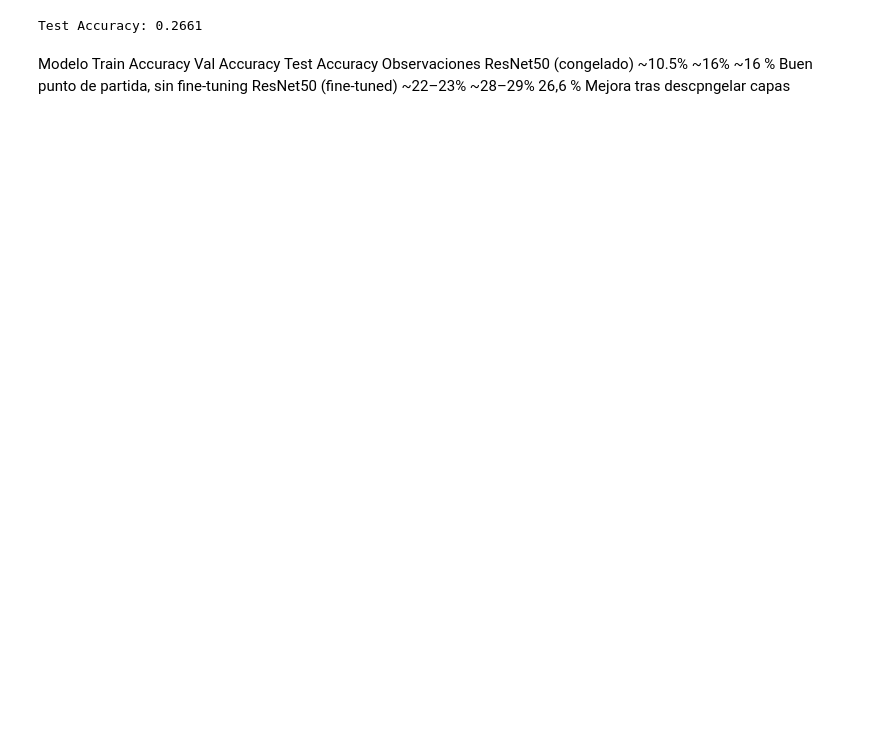
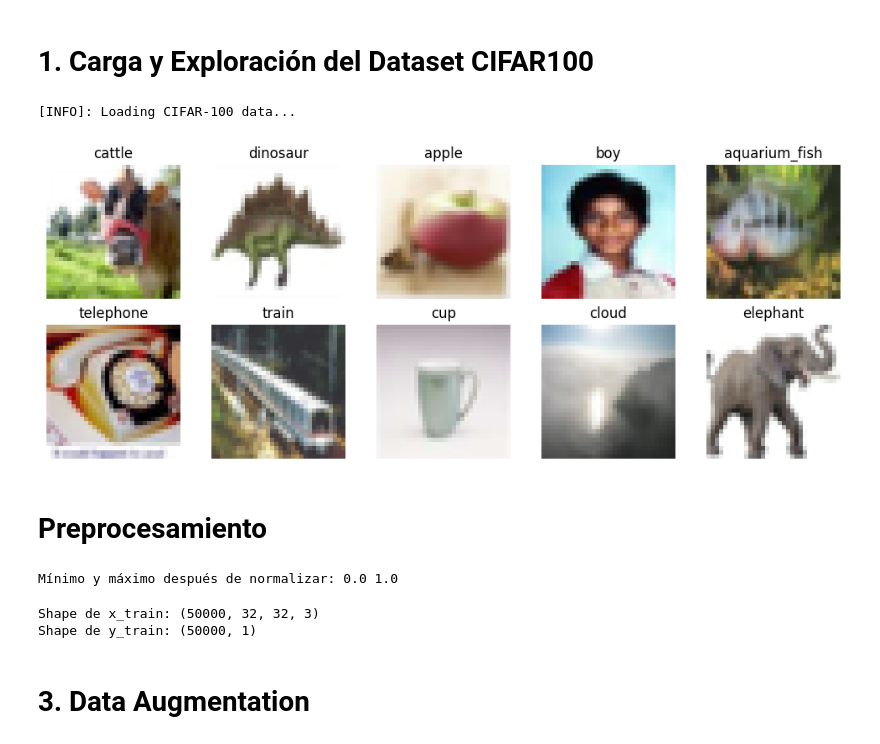
Before and after one commit to lcoronelh/CIFAR100, a Jupyter notebook: CIFAR100.ipynb, the cells around one changed output. Saved outputs shown, nothing was run; the diff lists cells and outputs as text; code cells hidden in the pictures; blank space fills up the shorter version.

```diff
--- a/CIFAR100.ipynb
+++ b/CIFAR100.ipynb
@@ -16,2 +0,0 @@ from tensorflow.keras.callbacks import EarlyStopping, ReduceLROnPlateau
-# %%
-(x_train, y_train), (x_test, y_test) = cifar100.load_data()
@@ -39,8 +0,0 @@ class_names = [
-# %%
-plt.figure(figsize=(10, 6))
-for i in range(10):
-    plt.subplot(2, 5, i + 1)
-    plt.imshow(x_train[i])
-    plt.title(class_names[int(y_train[i])])
-    plt.axis('off')
-plt.tight_layout()
@@ -412,8 +0,0 @@ print(f"🧮 Test Loss: {test_loss:.4f}")
-# %%
-print(f"Test Accuracy: {test_accuracy:.4f}")
-# %% [output]
-Test Accuracy: 0.2661
-# %% [markdown]
-Modelo	            Train Accuracy	Val Accuracy	Test Accuracy	      Observaciones
-ResNet50 (congelado)	~10.5%	       ~16%	            ~16 %	       Buen punto de partida, sin fine-tuning
-ResNet50 (fine-tuned)	~22–23%	     ~28–29%	        26,6 %	       Mejora tras descpngelar capas
@@ -419,0 +13,24 @@ ResNet50 (fine-tuned)	~22–23%	     ~28–29%	        26,6 %	       Mejora tras
+# %% [markdown]
+#  1. Carga y Exploración del Dataset CIFAR100
+# %%
+# Carga de datos
+print("[INFO]: Loading CIFAR-100 data...")
+((x_train, y_train), (x_test, y_test)) = cifar100.load_data()
+
+# CIFAR100 labelnames
+labelNames = ['apple', 'aquarium_fish', 'baby', 'bear', 'beaver', 'bed', 'bee', 'beetle', 'bicycle', 'bottle', 'bowl', 'boy', 'bridge', 'bus', 'butterfly', 'camel', 'can', 'castle', 'caterpillar', 'cattle', 'chair', 'chimpanzee', 'clock', 'cloud', 'cockroach', 'couch', 'crab', 'crocodile', 'cup', 'dinosaur', 'dolphin', 'elephant', 'flatfish', 'forest', 'fox', 'girl', 'hamster', 'house', 'kangaroo', 'keyboard', 'lamp', 'lawn_mower', 'leopard', 'lion', 'lizard', 'lobster', 'man', 'maple_tree', 'motorcycle', 'mountain', 'mouse', 'mushroom', 'oak_tree', 'orange', 'orchid', 'otter', 'palm_tree', 'pear', 'pickup_truck', 'pine_tree', 'plain', 'plate', 'poppy', 'porcupine', 'possum', 'rabbit', 'raccoon', 'ray', 'road', 'rocket', 'rose', 'sea', 'seal', 'shark', 'shrew', 'skunk', 'skyscraper', 'snail', 'snake', 'spider', 'squirrel', 'streetcar', 'sunflower', 'sweet_pepper', 'table', 'tank', 'telephone', 'television', 'tiger', 'tractor', 'train', 'trout', 'tulip', 'turtle', 'wardrobe', 'whale', 'willow_tree', 'wolf', 'woman', 'worm']
+# %% [output]
+[INFO]: Loading CIFAR-100 data...
+# %%
+plt.figure(figsize=(10, 4))
+for i in range(10):
+    plt.subplot(2, 5, i+1)
+    plt.imshow(x_train[i])
+    plt.title(labelNames[y_train[i][0]])
+    plt.axis('off')
+plt.tight_layout()
+plt.show()
+# %% [output]
+[figure, added]
+# %% [markdown]
+# Preprocesamiento
@@ -419,0 +41,5 @@ ResNet50 (fine-tuned)	~22–23%	     ~28–29%	        26,6 %	       Mejora tras
+# %%
+# Verificamos que las imágenes estén normalizadas
+print("Mínimo y máximo después de normalizar:", np.min(x_train), np.max(x_train))
+# %% [output]
+Mínimo y máximo después de normalizar: 0.0 1.0
@@ -419,0 +51,9 @@ ResNet50 (fine-tuned)	~22–23%	     ~28–29%	        26,6 %	       Mejora tras
+# %%
+# Forma final de los datos
+print("Shape de x_train:", x_train.shape)
+print("Shape de y_train:", y_train.shape)
+# %% [output]
+Shape de x_train: (50000, 32, 32, 3)
+Shape de y_train: (50000, 1)
+# %% [markdown]
+# 3. Data Augmentation
```
Also changed, not shown: parts of 75 cells of this notebook, 2 other files.
